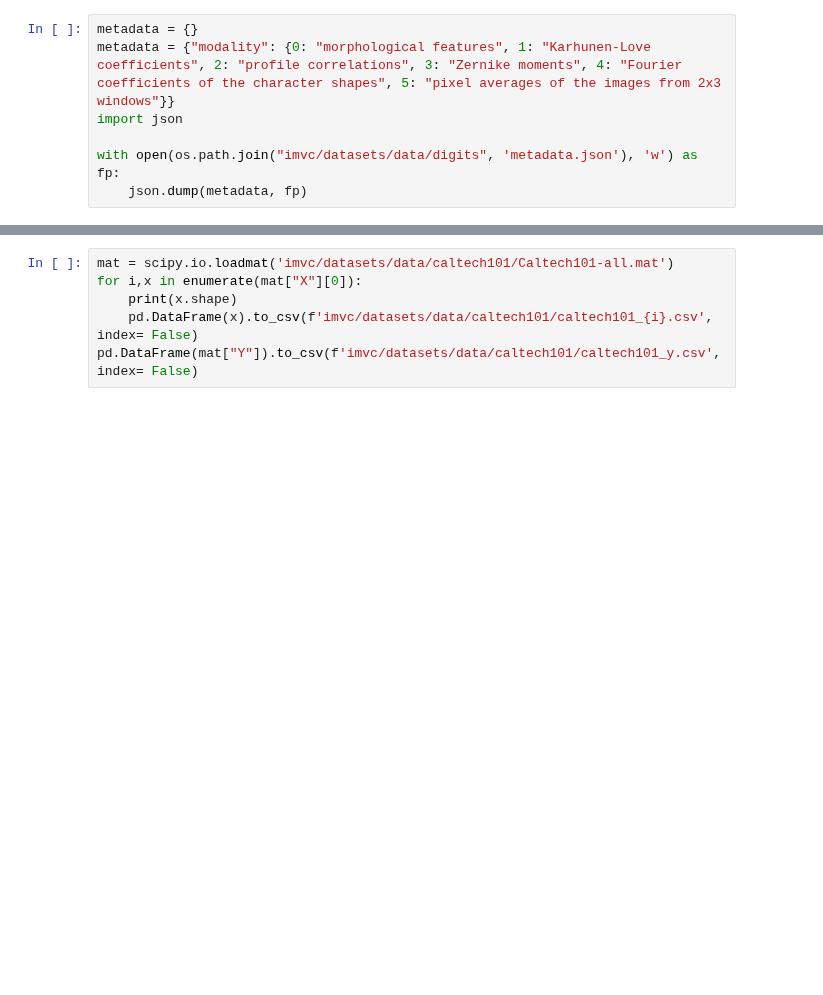
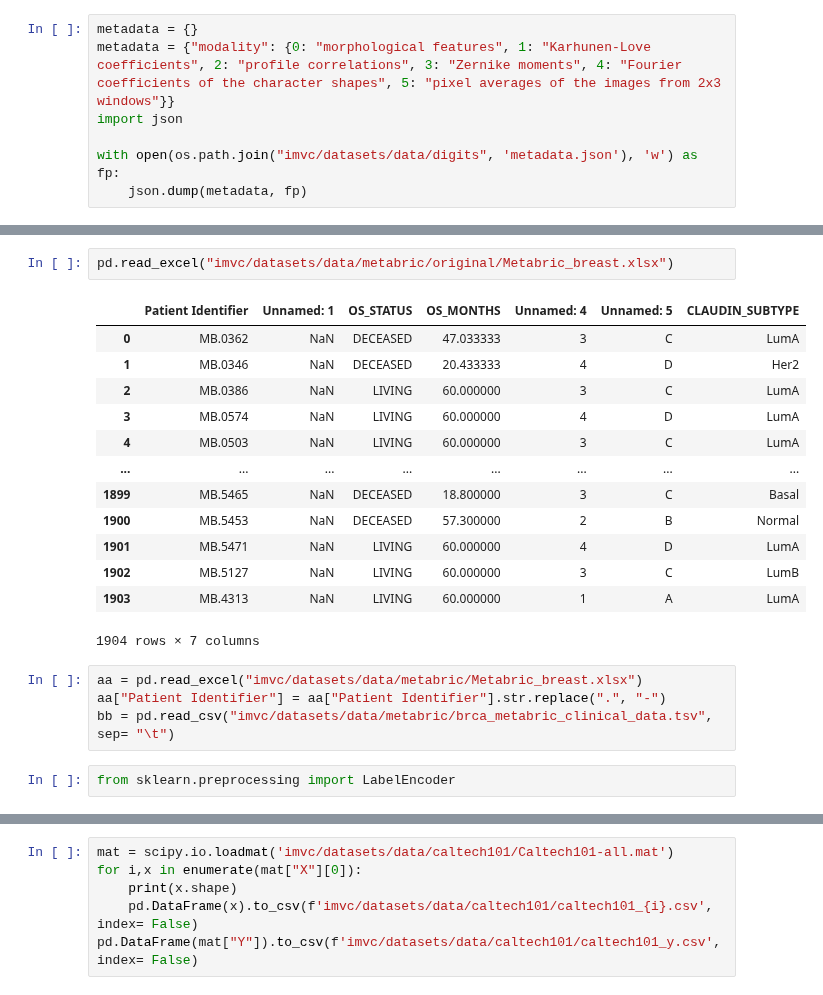
Before and after one commit to RafRomB/imml, a Jupyter notebook: Untitled.ipynb, the cells around one changed output, grey strips where cells are left out. Cells and saved outputs as stored; diff of their text form; blank space fills up the shorter version.

```diff
--- a/Untitled.ipynb
+++ b/Untitled.ipynb
@@ -830,0 +1078,22 @@ mat
+# %%
+pd.read_excel("imvc/datasets/data/metabric/original/Metabric_breast.xlsx")
+# %% [output]
+|  | Patient Identifier | Unnamed: 1 | OS_STATUS | OS_MONTHS | Unnamed: 4 | Unnamed: 5 | CLAUDIN_SUBTYPE |
+| 0 | MB.0362 | NaN | DECEASED | 47.033333 | 3 | C | LumA |
+| 1 | MB.0346 | NaN | DECEASED | 20.433333 | 4 | D | Her2 |
+| 2 | MB.0386 | NaN | LIVING | 60.000000 | 3 | C | LumA |
+| 3 | MB.0574 | NaN | LIVING | 60.000000 | 4 | D | LumA |
+| 4 | MB.0503 | NaN | LIVING | 60.000000 | 3 | C | LumA |
+| ... | ... | ... | ... | ... | ... | ... | ... |
+| 1899 | MB.5465 | NaN | DECEASED | 18.800000 | 3 | C | Basal |
+| 1900 | MB.5453 | NaN | DECEASED | 57.300000 | 2 | B | Normal |
+| 1901 | MB.5471 | NaN | LIVING | 60.000000 | 4 | D | LumA |
+| 1902 | MB.5127 | NaN | LIVING | 60.000000 | 3 | C | LumB |
+| 1903 | MB.4313 | NaN | LIVING | 60.000000 | 1 | A | LumA |
+1904 rows × 7 columns
+# %%
+aa = pd.read_excel("imvc/datasets/data/metabric/Metabric_breast.xlsx")
+aa["Patient Identifier"] = aa["Patient Identifier"].str.replace(".", "-")
+bb = pd.read_csv("imvc/datasets/data/metabric/brca_metabric_clinical_data.tsv", sep= "\t")
+# %%
+from sklearn.preprocessing import LabelEncoder
```
Also changed, not shown: parts of 29 cells of this notebook, 3 other files.
